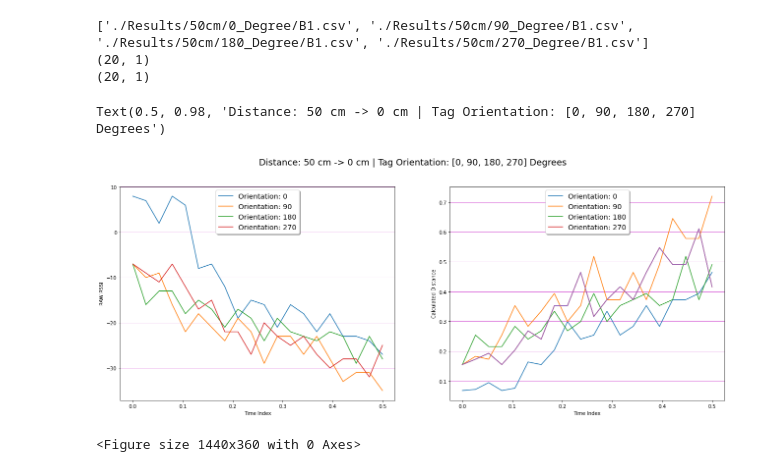
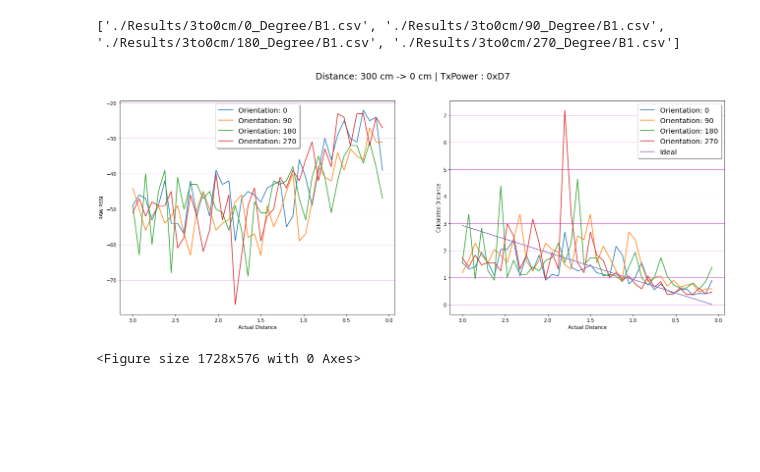
Before and after one commit to jenish-rudani/BLE-Tools-RTLS-Guard, a Jupyter notebook: ScannerTag/analysis.ipynb, the cells around one changed output. Cells and saved outputs as stored; diff of their text form; code cells hidden in the pictures; blank space fills up the shorter version.

```diff
--- a/ScannerTag/analysis.ipynb
+++ b/ScannerTag/analysis.ipynb
@@ -11,7 +11,7 @@ def convertToDistance(inputRssiArray):
 # %%
 plt.rcParams["figure.figsize"] = (22, 8)
 
-distance = 50
+distance = '3to0'
 orientation = [0,90,180,270]
 
 fileName1 = "./Results/{}cm/{}_Degree/B1.csv"
@@ -25,49 +25,45 @@ colorList = ['#FFBA49', '#20A39E', '#EF5B5B', '#0000FF']
 # making data frame
 rssiDataList = [pd.read_csv(fileNameList[i]) for i in range(len(fileNameList)) ]
 distanceDataList = [pd.DataFrame(convertToDistance(rssiDataList[i].to_numpy()), columns=['Orientation: {}'.format(orientation[i])]) for i in range(len(fileNameList)) ]
-fiftyToZero = pd.DataFrame(np.arange(.5, -0.025, -0.02631), columns=['Ideal Condition'])
-a = pd.DataFrame(np.arange(.5, -0.025, -0.02631))
+fiftyToZero = pd.DataFrame(np.arange(0, 3, 0.075), columns=['Ideal Condition'])
+a = pd.DataFrame(np.arange(3, 0, -0.075))
 
 # define number of rows and columns for subplots
 nrow = 1
 ncol = 2
-fig, ax = plt.subplots(1, 2)
+fig, ax = plt.subplots(1, 2, sharex=True)
 axes = ax.flatten()
-plt.figure(figsize=(20, 5))  # change the figure size as needed
-print(np.shape(distanceDataList[1].values.tolist()))
-print(np.shape(a.values.tolist()))
+plt.figure(figsize=(24, 8))  # change the figure size as needed
 for i in range(len(fileNameList)):
   rssiDataList[i].rename(columns={'# rssi': 'Orientation: {}'.format(orientation[i])}, inplace=True)
   axes[0].plot(a.values.tolist(), rssiDataList[i].values.tolist(),
                label='Orientation: {}'.format(orientation[i]))
   # rssiDataList[i].plot(ax=axes[0], xticks=[i for i in range(0, 20, 2)],
   #                      grid=True, title="RSSI PLOT", fontsize=16, color=colorList[i])
   axes[1].plot(a.values.tolist(), distanceDataList[i].values.tolist(),
                label='Orientation: {}'.format(orientation[i]))
   # distanceDataList[i].plot(ax=axes[1], ylim=(-0.5, (distance/100)+0.5), xticks=a,
   #                          grid=True, title="Calculated Distance PLOT", fontsize=16, color=colorList[i])
-axes[1].plot(a.values.tolist(), distanceDataList[i].values.tolist())
+axes[1].plot(a.values.tolist(), fiftyToZero.values.tolist()[::-1], label='Ideal')
 # fiftyToZero.plot(ax=axes[1], ylim=(-0.5, (distance/100)+0.5), xticks=a,
 #                  grid=True, title="Calculated Distance PLOT", fontsize=16, color='#000000')
 legend = axes[0].legend(loc='upper center', shadow=True, fontsize='x-large')
-legend = axes[1].legend(loc='upper center', shadow=True, fontsize='x-large')
+legend = axes[1].legend(loc='upper right', shadow=True, fontsize='x-large')
 
 axes[0].grid(which='both',axis='y', color='m', linestyle='-', linewidth=0.5)
 axes[1].grid(which='both',axis='y', color='m', linestyle='-', linewidth=0.5)
-axes[0].set_xlabel("Time Index")
+axes[0].set_xlabel("Actual Distance")
 axes[0].xaxis.grid(True, which="minor")
 axes[0].set_ylabel("RAW RSSI")
-axes[1].set_xlabel("Time Index")
+axes[1].set_xlabel("Actual Distance")
 axes[1].xaxis.grid(True, which="minor")
 axes[1].yaxis.grid(True, which="minor")
 axes[1].set_ylabel("Calculated Distance")
-
-fig.suptitle('Distance: {} cm -> 0 cm | Tag Orientation: {} Degrees'.format(distance, orientation), fontsize=18)
+fig.gca().invert_xaxis()
+fig.suptitle('Distance: 300 cm -> 0 cm | TxPower : 0xD7', fontsize=18)
 # fig.savefig(fileName1[:-3] + ".png", transparent=False)
+plt.show()
 # %% [output]
-['./Results/50cm/0_Degree/B1.csv', './Results/50cm/90_Degree/B1.csv', './Results/50cm/180_Degree/B1.csv', './Results/50cm/270_Degree/B1.csv']
-(20, 1)
-(20, 1)
+['./Results/3to0cm/0_Degree/B1.csv', './Results/3to0cm/90_Degree/B1.csv', './Results/3to0cm/180_Degree/B1.csv', './Results/3to0cm/270_Degree/B1.csv']
+[figure, new version]
-Text(0.5, 0.98, 'Distance: 50 cm -> 0 cm | Tag Orientation: [0, 90, 180, 270] Degrees')
+<Figure size 1728x576 with 0 Axes>
-[figure, old version]
-<Figure size 1440x360 with 0 Axes>
```
Also changed, not shown: parts of 1 cell of this notebook, 8 other files.
